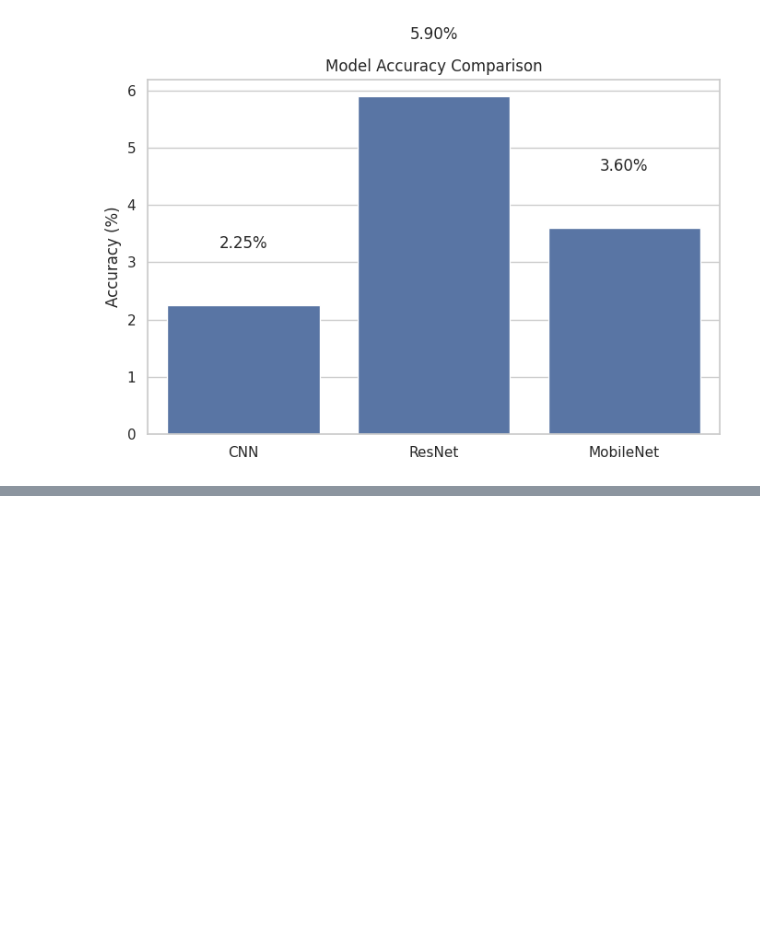
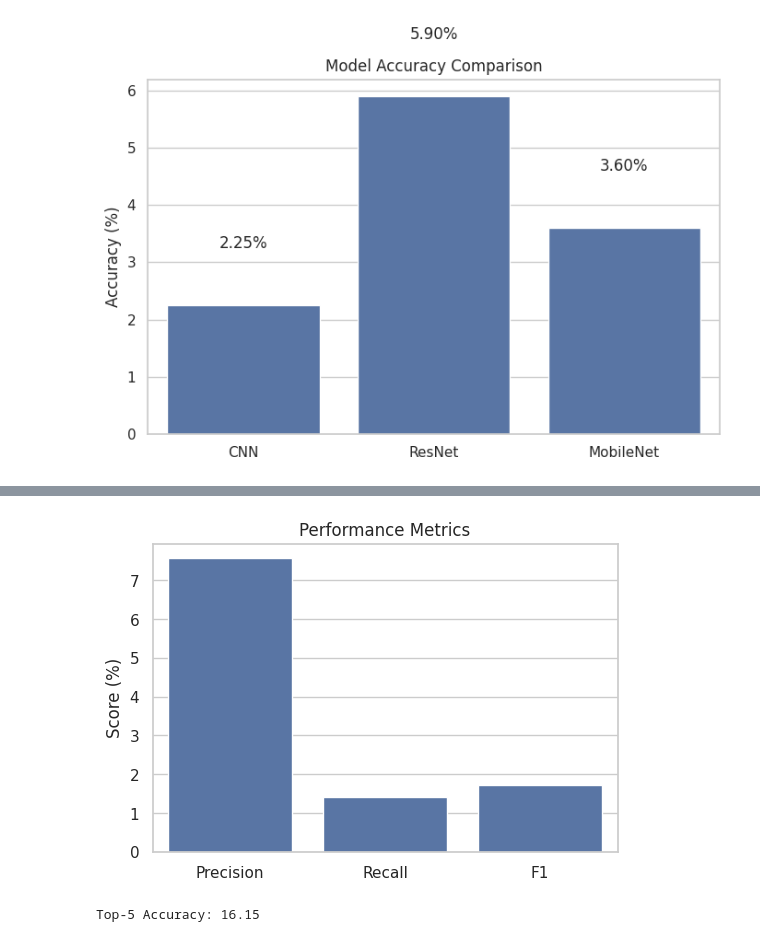
Before and after one commit to tensorbytes0202/Deep-learning, a Jupyter notebook: comparision.ipynb, the cells around one changed output, grey strips where cells are left out. Cells and saved outputs as stored; diff of their text form; code cells hidden in the pictures; blank space fills up the shorter version.

```diff
--- a/comparision.ipynb
+++ b/comparision.ipynb
@@ -216,0 +271,37 @@ plt.show()
+# %%
+from sklearn.metrics import precision_score, recall_score, f1_score
+
+precision = precision_score(labels, preds, average='macro')
+recall = recall_score(labels, preds, average='macro')
+f1 = f1_score(labels, preds, average='macro')
+
+metrics = ["Precision", "Recall", "F1"]
+values = [precision*100, recall*100, f1*100]
+
+plt.figure(figsize=(6,4))
+sns.barplot(x=metrics, y=values)
+
+plt.title("Performance Metrics")
+plt.ylabel("Score (%)")
+plt.show()
+# %% [output]
+[figure, added]
+# %%
+def top5_accuracy(model):
+    correct = 0
+    total = 0
+
+    with torch.no_grad():
+        for images, labels in val_loader:
+            images, labels = images.to(device), labels.to(device)
+            outputs = model(images)
+
+            _, top5 = outputs.topk(5, dim=1)
+            correct += sum([labels[i] in top5[i] for i in range(len(labels))])
+            total += labels.size(0)
+
+    return 100 * correct / total
+
+print("Top-5 Accuracy:", top5_accuracy(resnet))
+# %% [output]
+Top-5 Accuracy: 16.15
```
Also changed, not shown: parts of 5 cells of this notebook.
